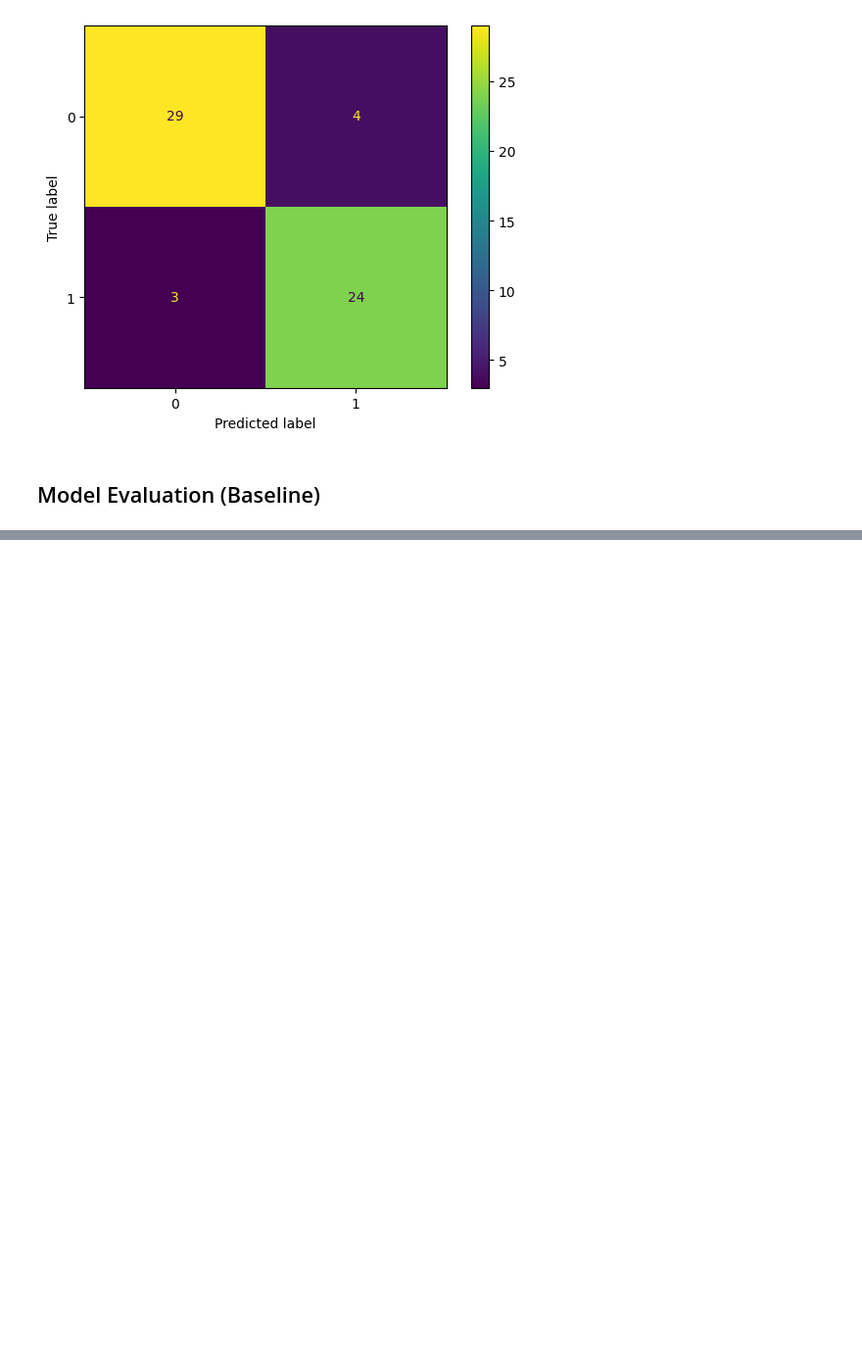
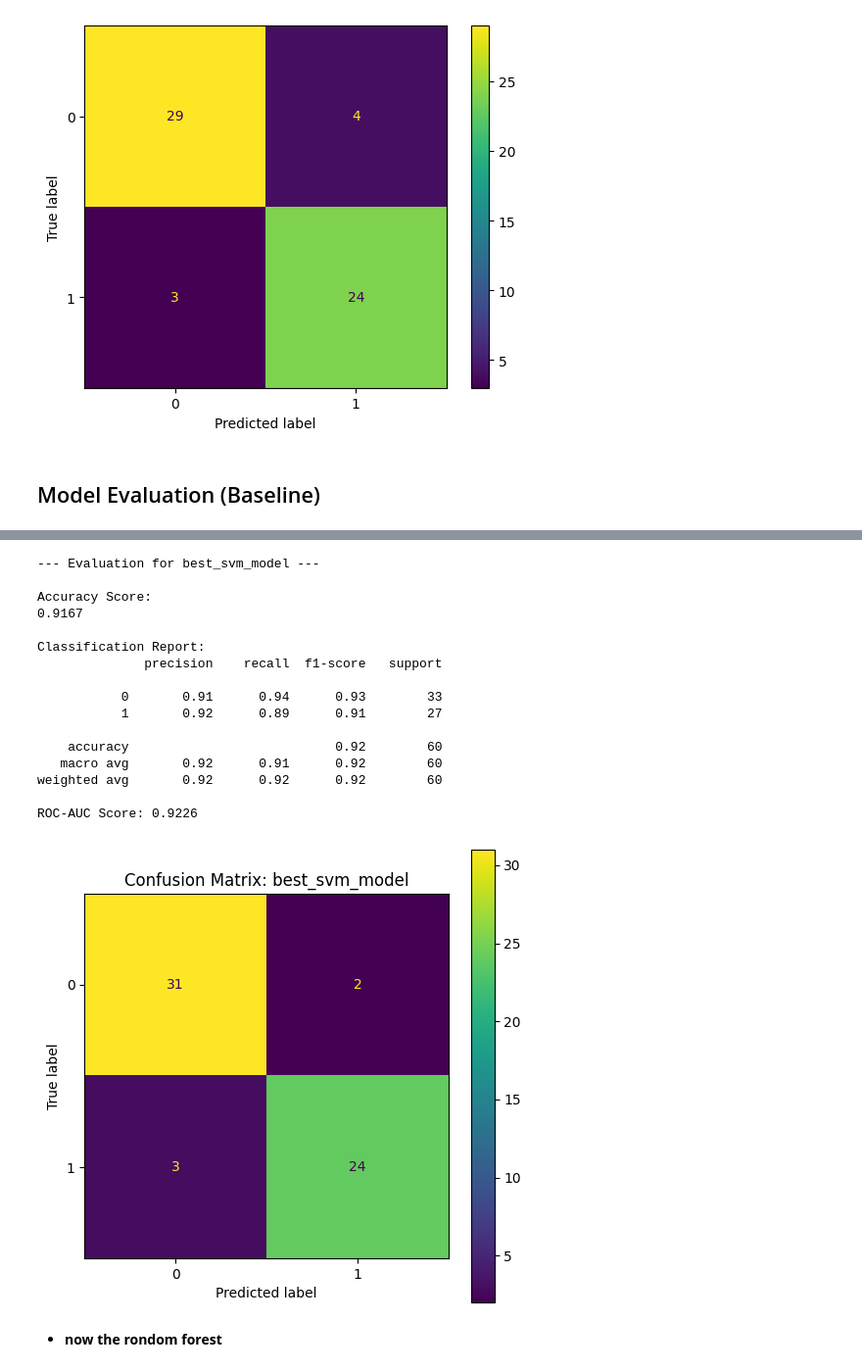
Before and after one commit to Muhammed-ismail3/Heart-Disease-Prediction, a Jupyter notebook: Project/Model.ipynb, the cells around one changed output, grey strips where cells are left out. Shown: that part at 98% size. Saved outputs shown, nothing was run; the diff lists cells and outputs as text; code cells hidden in the pictures; blank space fills up the shorter version.

```diff
--- a/Project/Model.ipynb
+++ b/Project/Model.ipynb
@@ -699,7 +699,7 @@ X2_train.head()
 | 185 | 1.253306 | 1 | 1.552895 | 0.016844 | 0 | 0 | -1.349847 | 1 | -0.915856 | 2 | 3 | ... |
 | 173 | 0.280214 | 1 | 1.103391 | 0.600292 | 0 | 0 | -2.775821 | 1 | 0.121370 | 2 | 1 | ... |
 # %%
-svm2_model = SVC(kernel='rbf', random_state=42)
+svm2_model = SVC(kernel='rbf', random_state=42,probability=True)
 # %%
 svm2_model.fit(X2_train, y2_train)
 # %% [output]
@@ -819,6 +819,18 @@ def evaluate_model(model, X_test, y_test, model_name):
         print(f"ROC-AUC Score: {roc_auc_score(y_test, y_proba):.4f}")
     else:
         print("ROC-AUC Score: N/A (Model does not support probability estimates)")
+
+    # 4. Confusion Matrix Plot (CORRECTED INDENTATION STARTS HERE)
+    cm = cm_func(y_test, y_pred)
+
+    # Plot the matrix
+    disp = ConfusionMatrixDisplay(confusion_matrix=cm, display_labels=model.classes_)
+    fig, ax = plt.subplots(figsize=(6, 6))
+    disp.plot(ax=ax, cmap=plt.cm.viridis, values_format='d')
+    plt.title(f"Confusion Matrix: {model_name}")
+
+# You can now call this function using your trained models, e.g.:
+# evaluate_model(rf_model, X_test, y_test, "Random Forest")
 # %% [markdown]
 ## Model Evaluation (Baseline)
 # %%
@@ -918,0 +946,12 @@ ROC-AUC Score: 0.9259
+# %%
+base_svm = SVC(random_state=42, probability=True)
+
+param_grid = {
+    'C': [0.1, 1, 10],
+    'gamma': [1, 0.1, 0.01],
+    'kernel': ['rbf']
+}
+
+# Pass the base model to the grid search
+grid = GridSearchCV(base_svm, param_grid, refit=True, verbose=2, cv=5)
+grid.fit(X2_train, y2_train)
@@ -918,0 +980,24 @@ ROC-AUC Score: 0.9259
+# %%
+best_svm_model = grid.best_estimator_
+# %%
+evaluate_model(best_svm_model, X2_test, y2_test, "best_svm_model")
+# %% [output]
+--- Evaluation for best_svm_model ---
+
+Accuracy Score:
+0.9167
+
+Classification Report:
+              precision    recall  f1-score   support
+
+           0       0.91      0.94      0.93        33
+           1       0.92      0.89      0.91        27
+
+    accuracy                           0.92        60
+   macro avg       0.92      0.91      0.92        60
+weighted avg       0.92      0.92      0.92        60
+
+ROC-AUC Score: 0.9226
+[figure, added]
+# %% [markdown]
+* **now the rondom forest**
```
Also changed, not shown: parts of 27 cells of this notebook, 1 other file.
